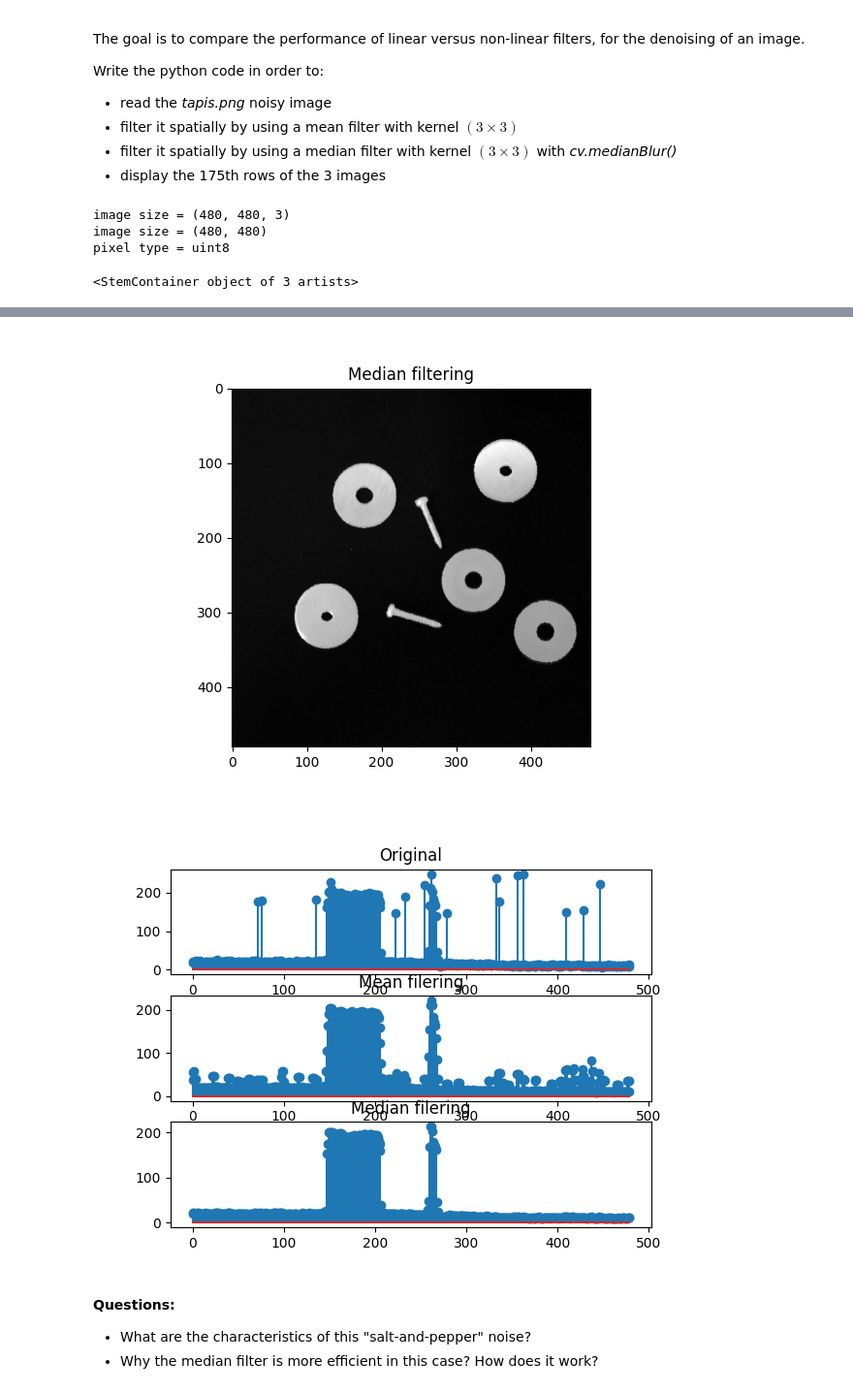
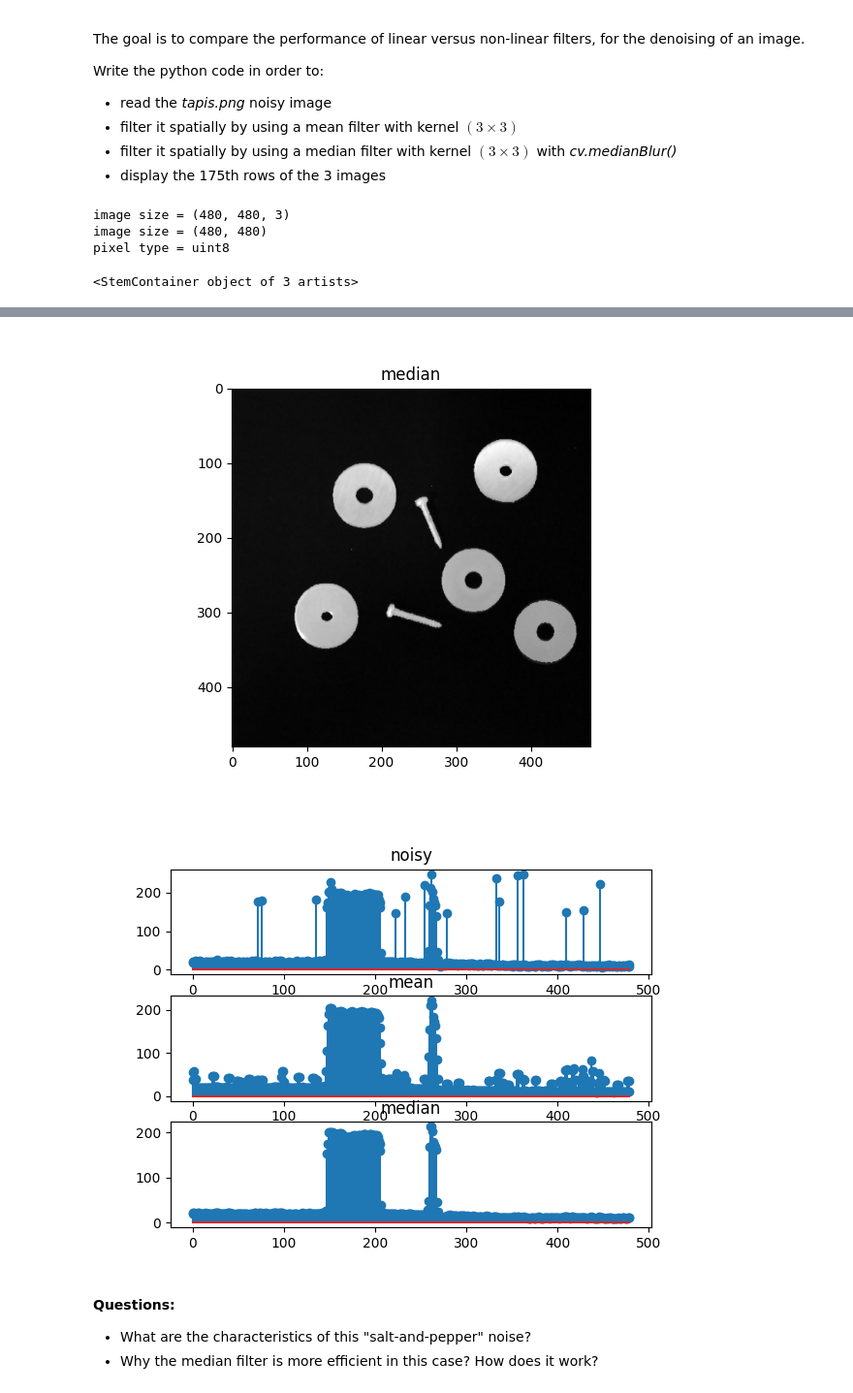
Before and after one commit to emerikaji/M1INFO-image-analysis, a Jupyter notebook: notebooks/TP5.ipynb, the cells around one changed output, grey strips where cells are left out. Shown at 97% size. Cells and saved outputs as stored; diff of their text form; code cells hidden in the pictures.

```diff
--- a/notebooks/TP5.ipynb
+++ b/notebooks/TP5.ipynb
@@ -27,6 +25,8 @@ Write the python code in order to:
 * filter it spatially by using a median filter with kernel $(3 \times 3)$ with _cv.medianBlur()_
 * display the 175th rows of the 3 images
 # %%
+plt.close('all')
+
 # image reading
 im = cv.imread('../standard_test_images/tapis.png')
 print ('image size =', np.shape(im))
@@ -36,7 +36,9 @@ print ('image size =', np.shape(im))
 print ('pixel type =', im.dtype)
 
 # image display
-
+plt.figure()
+plt.imshow(im, "gray")
+plt.title("noisy")
 
 # Filtering by using a mean filter (3x3)
 
@@ -44,18 +46,29 @@ print ('pixel type =', im.dtype)
 kernel1 = np.array([[1, 1, 1], [1, 1, 1], [1, 1, 1]]) / 9
 
 ## filtering
-
+im1 = cv.filter2D(im, -1, kernel1)
 
 # image display
-
+plt.figure()
+plt.imshow(im1, "gray")
+plt.title("mean")
 
 # Filtering by using a median filter (3x3)
-
+im2 = cv.medianBlur(im, 3)
 
 # image display
-
+plt.figure()
+plt.imshow(im2, "gray")
+plt.title("median")
 
 # Diplay of the 175th rows
+fig, axs = plt.subplots(3, 1)
+axs[0].title.set_text("noisy")
+axs[0].stem(im[175])
+axs[1].title.set_text("mean")
+axs[1].stem(im1[175])
+axs[2].title.set_text("median")
+axs[2].stem(im2[175])
 # %% [output]
 image size = (480, 480, 3)
 image size = (480, 480)
@@ -66,5 +79,5 @@ pixel type = uint8
-[figure, old version]
+[figure, new version]
-[figure, old version]
+[figure, new version]
 # %% [markdown]
 **Questions:**
 
```
Also changed, not shown: parts of 11 cells of this notebook, 1 other file.
